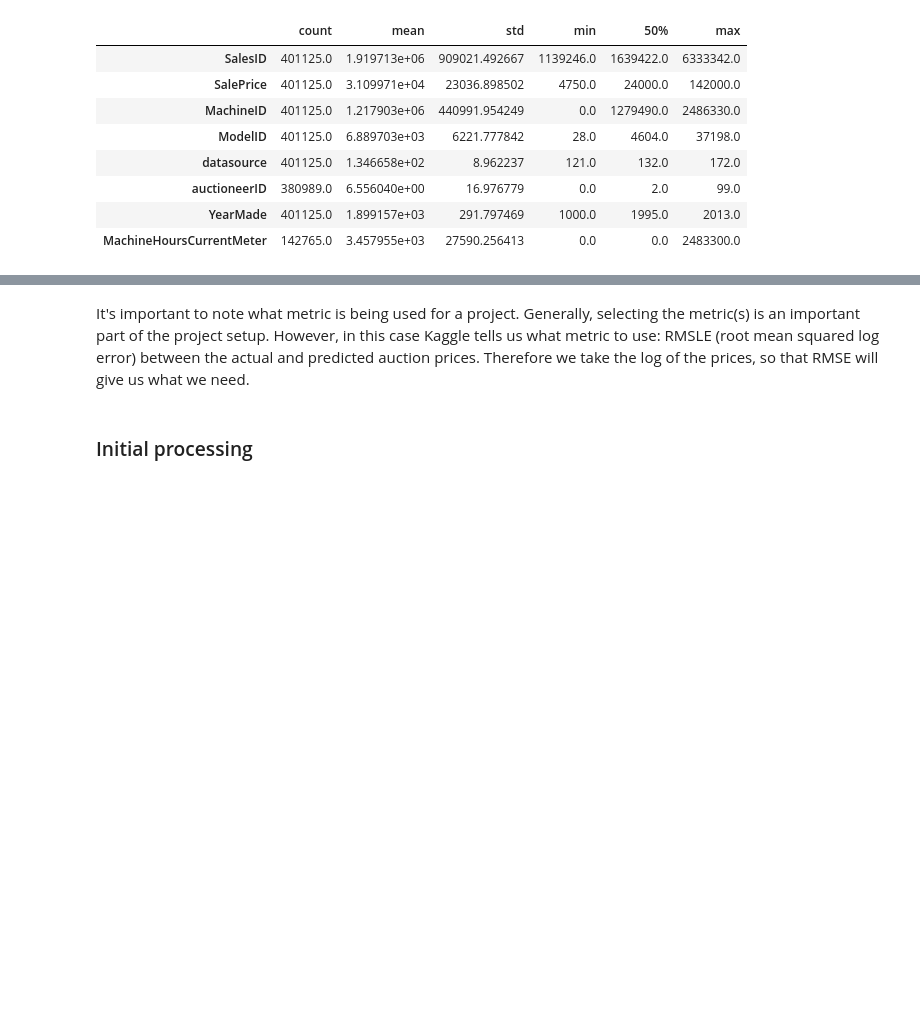
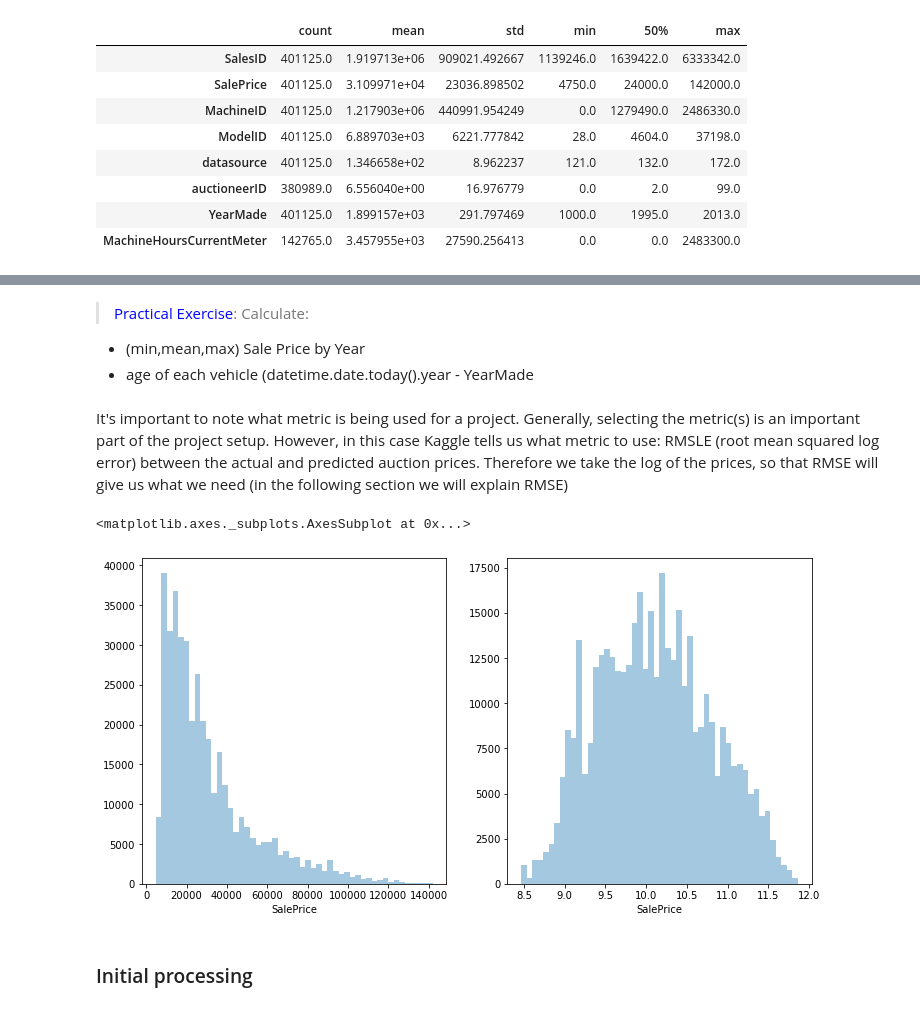
Before and after one commit to franperezlopez/mlcourse, a Jupyter notebook: notebooks/ml1.ipynb, the cells around one changed output, grey strips where cells are left out. Drawn from its saved outputs; the diff is of its cells as text; code cells hidden in the pictures; blank space fills up the shorter version.

```diff
--- a/notebooks/ml1.ipynb
+++ b/notebooks/ml1.ipynb
@@ -162,5 +239,16 @@ df_raw.describe(percentiles=[.5]).T
+# %% [markdown]
+> <span style="color:blue">Practical Exercise</span>: Calculate:
+* (min,mean,max) Sale Price by Year
+* age of each vehicle (datetime.date.today().year - YearMade
 # %% [markdown]
-It's important to note what metric is being used for a project. Generally, selecting the metric(s) is an important part of the project setup. However, in this case Kaggle tells us what metric to use: RMSLE (root mean squared log error) between the actual and predicted auction prices. Therefore we take the log of the prices, so that RMSE will give us what we need.
+It's important to note what metric is being used for a project. Generally, selecting the metric(s) is an important part of the project setup. However, in this case Kaggle tells us what metric to use: RMSLE (root mean squared log error) between the actual and predicted auction prices. Therefore we take the log of the prices, so that RMSE will give us what we need (in the following section we will explain RMSE)
+# %%
+_, axes = plt.subplots(1, 2, figsize=(12,6))
+sns.distplot(df_raw.SalePrice, ax=axes[0], kde=False)
+sns.distplot(np.log(df_raw.SalePrice),ax=axes[1], kde=False)
+# %% [output]
+<matplotlib.axes._subplots.AxesSubplot at 0x...>
+[figure, added]
 # %%
 df_raw.SalePrice = np.log(df_raw.SalePrice)
 # %% [markdown]
```
Also changed, not shown: parts of 29 cells of this notebook, 1 other file.
